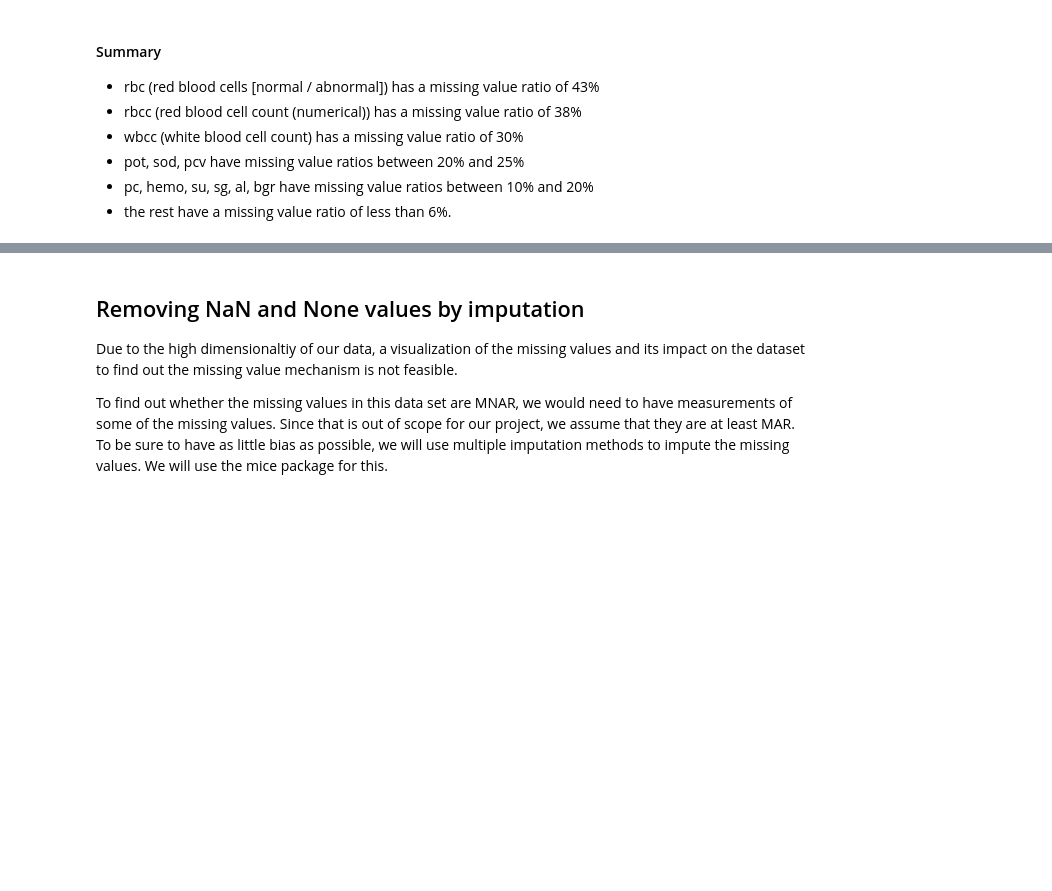
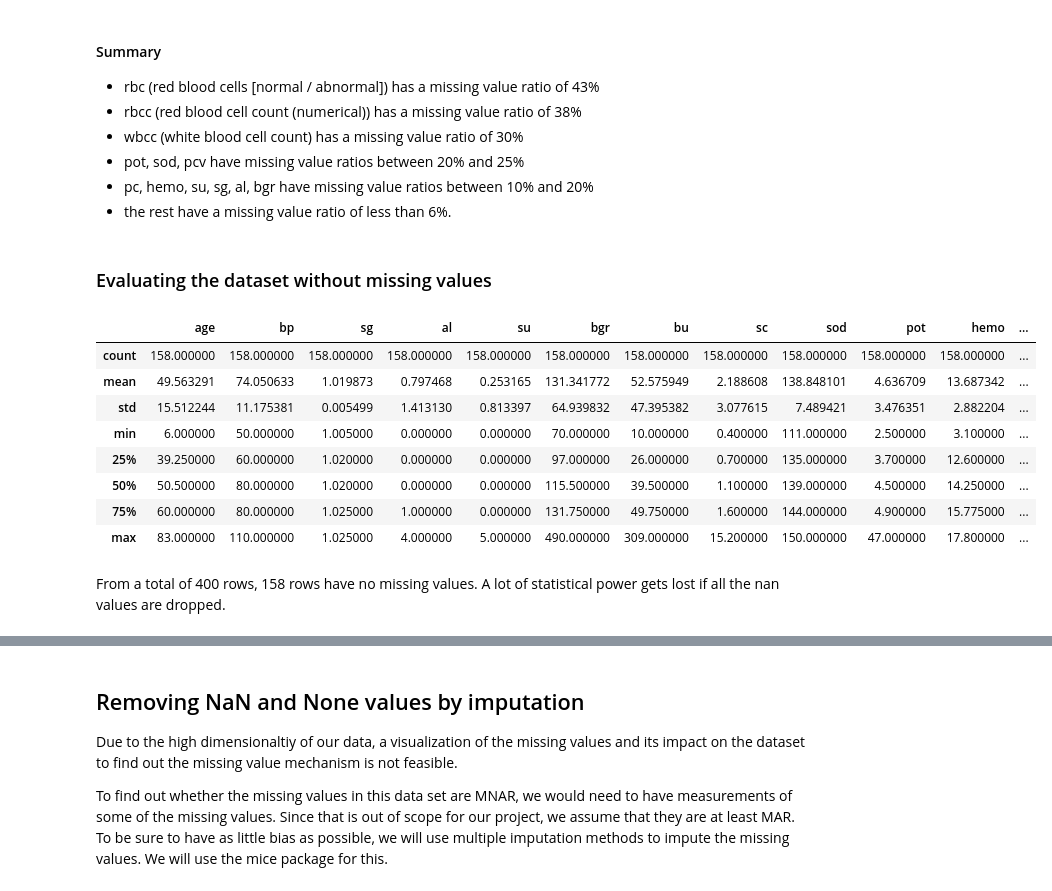
Before and after one commit to luisastue/datascience-ckd, a Jupyter notebook: 3_imputation.ipynb, the cells around one changed output, grey strips where cells are left out. Drawn from its saved outputs; the diff is of its cells as text; code cells hidden in the pictures; blank space fills up the shorter version.

```diff
--- a/3_imputation.ipynb
+++ b/3_imputation.ipynb
@@ -45,14 +35,0 @@ Numeric
-# %%
-for c in numeric.columns:
-    # Check missing values
-    missing_vals = []
-    for p in df[c]:
-        try: float(p)
-        except ValueError:
-            missing_vals += [p]
-    print(f'Missing values for "{c}":', np.unique(missing_vals))
-
-    # Replace missing values with NaNs
-    isMissing = np.in1d(df[c], missing_vals)
-    df[c][isMissing] = np.nan
-    df[c] = df[c].astype(float)
@@ -120,3 +76,20 @@ class    349     0       0.0
 - pot, sod, pcv have missing value ratios between 20% and 25%
 - pc, hemo, su, sg, al, bgr have missing value ratios between 10% and 20%
 - the rest have a missing value ratio of less than 6%.
+# %% [markdown]
+### Evaluating the dataset without missing values
+# %%
+df_without_nan = df.dropna()
+df_without_nan.describe()
+# %% [output]
+|  | age | bp | sg | al | su | bgr | bu | sc | sod | pot | hemo | ... |
+| count | 158.000000 | 158.000000 | 158.000000 | 158.000000 | 158.000000 | 158.000000 | 158.000000 | 158.000000 | 158.000000 | 158.000000 | 158.000000 | ... |
+| mean | 49.563291 | 74.050633 | 1.019873 | 0.797468 | 0.253165 | 131.341772 | 52.575949 | 2.188608 | 138.848101 | 4.636709 | 13.687342 | ... |
+| std | 15.512244 | 11.175381 | 0.005499 | 1.413130 | 0.813397 | 64.939832 | 47.395382 | 3.077615 | 7.489421 | 3.476351 | 2.882204 | ... |
+| min | 6.000000 | 50.000000 | 1.005000 | 0.000000 | 0.000000 | 70.000000 | 10.000000 | 0.400000 | 111.000000 | 2.500000 | 3.100000 | ... |
+| 25% | 39.250000 | 60.000000 | 1.020000 | 0.000000 | 0.000000 | 97.000000 | 26.000000 | 0.700000 | 135.000000 | 3.700000 | 12.600000 | ... |
+| 50% | 50.500000 | 80.000000 | 1.020000 | 0.000000 | 0.000000 | 115.500000 | 39.500000 | 1.100000 | 139.000000 | 4.500000 | 14.250000 | ... |
+| 75% | 60.000000 | 80.000000 | 1.025000 | 1.000000 | 0.000000 | 131.750000 | 49.750000 | 1.600000 | 144.000000 | 4.900000 | 15.775000 | ... |
+| max | 83.000000 | 110.000000 | 1.025000 | 4.000000 | 5.000000 | 490.000000 | 309.000000 | 15.200000 | 150.000000 | 47.000000 | 17.800000 | ... |
+# %% [markdown]
+From a total of 400 rows, 158 rows have no missing values. A lot of statistical power gets lost if all the nan values are dropped.
```
Also changed, not shown: parts of 24 cells of this notebook, 12 other files.
